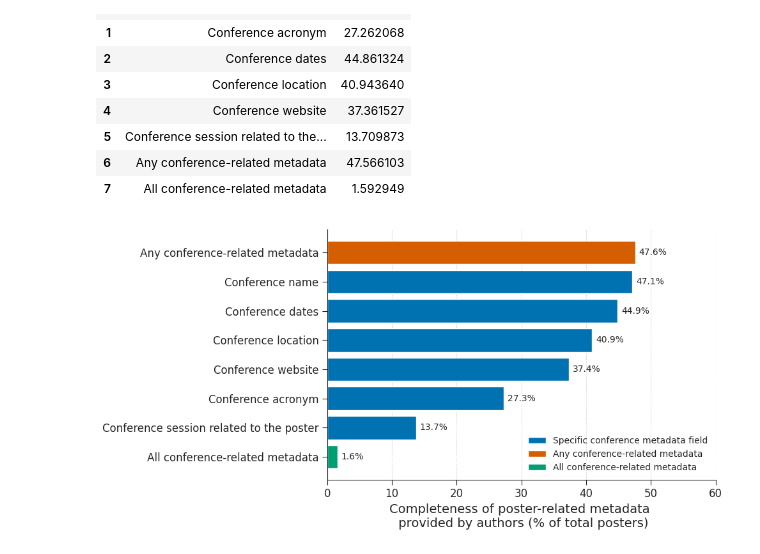
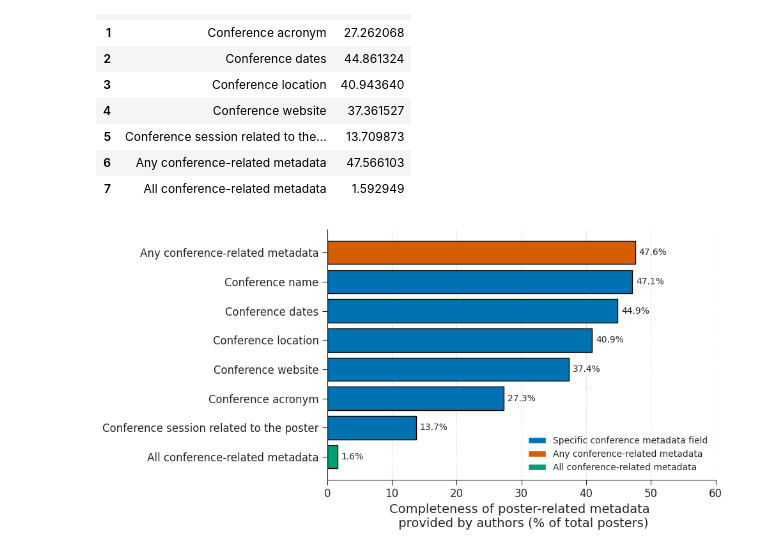
Before and after one commit to fairdataihub/poster-sharing-reuse-paper-code, a Jupyter notebook: poster-metadata.ipynb, the cells around one changed output. Cells and saved outputs as stored; diff of their text form; code cells hidden in the pictures.

```diff
--- a/poster-metadata.ipynb
+++ b/poster-metadata.ipynb
@@ -1766,8 +1762,8 @@ def plot_metadata_completeness(df, zenodo_policy, figshare_policy):
     fig, ax = plt.subplots(figsize=(10, 10))
 
     # bars
-    bz = ax.barh(x - width/2, z, width, label="Zenodo", color = colors[0])
-    bf = ax.barh(x + width/2, f, width, label="Figshare", color = colors[1])
+    bz = ax.barh(x - width/2, z, width, label="Zenodo", color = colors[0], edgecolor="black")
+    bf = ax.barh(x + width/2, f, width, label="Figshare", color = colors[1], edgecolor="black")
 
     # policy markers
     ypad = 2.0  # % points above bar
@@ -1963,33 +1959,33 @@ def plot_conference_metadata_zenodo(df_conf):
 
     # Plot
     fig, ax = plt.subplots(figsize=(10, 5))
-    ax.barh(dfp["Metadata"], dfp["Zenodo"], color=colors_assigned)
+    ax.barh(dfp["Metadata"], dfp["Zenodo"], color=colors_assigned, edgecolor="black",)
 
     # Add value at the end of bars
     for y, v in enumerate(dfp["Zenodo"].values):
         ax.text(v + 0.6, y, f"{v:.1f}%", va="center")
 
     # Axis
     ax.set_xlim(0, 60)
     ax.set_xlabel("Completeness of poster-related metadata \n provided by authors (% of total posters)",
                  fontsize = 14)
 
     # Light vertical grid lines over bars
     ax.grid(axis="x", linestyle=":", linewidth=0.8)
 
     # Legend
     legend_handles = [
     Patch(facecolor=base_color, label="Specific conference metadata field"),
     Patch(facecolor=any_color, label="Any conference-related metadata"),
     Patch(facecolor=all_color, label="All conference-related metadata"),
     ]
     ax.legend(handles=legend_handles, loc="lower right", frameon=False)
 
     fig.tight_layout()
     return fig, ax
 
 fig, ax = plot_conference_metadata_zenodo(df_conference_metadata)
 plt.savefig('outputs/poster-metadata/completeness-conference.png')
 plt.show()
 # %% [output]
-[figure, old version]
+[figure, new version]
```
Also changed, not shown: parts of 5 cells of this notebook, 6 other files.
